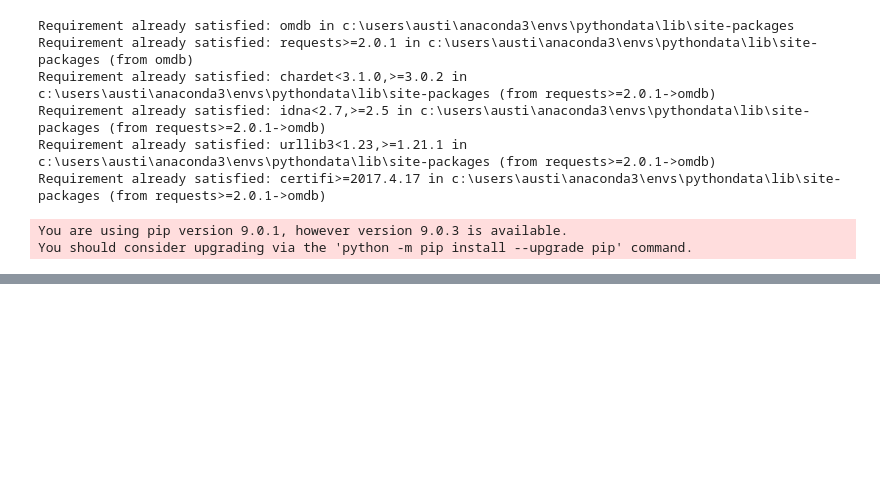
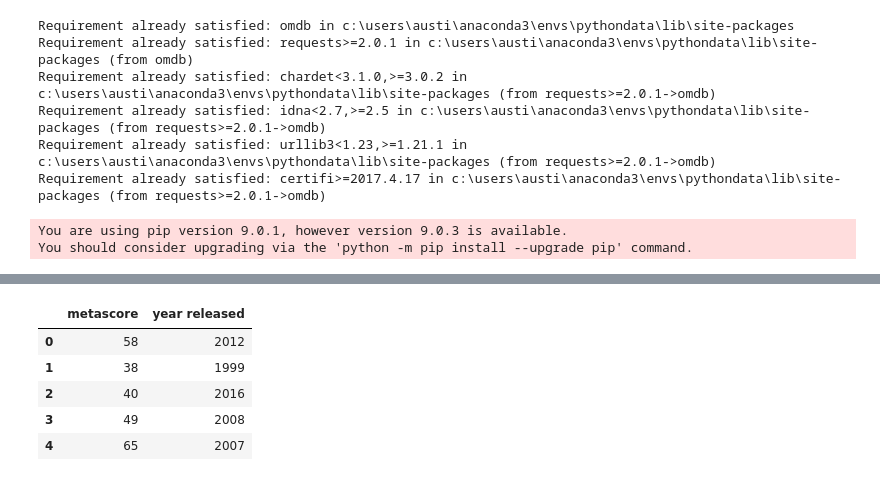
Before and after one commit to CTopham/Team-Green, a Jupyter notebook: Basic Movie Info.ipynb, the cells around one changed output, grey strips where cells are left out. Saved outputs shown, nothing was run; the diff lists cells and outputs as text; code cells hidden in the pictures; blank space fills up the shorter version.

```diff
--- a/Basic Movie Info.ipynb
+++ b/Basic Movie Info.ipynb
@@ -19,0 +106,10 @@ from config import omdb_key
+# %%
+met_release = pd.DataFrame(Metascore)
+met_release.head()
+# %% [output]
+|  | metascore | year released |
+| 0 | 58 | 2012 |
+| 1 | 38 | 1999 |
+| 2 | 40 | 2016 |
+| 3 | 49 | 2008 |
+| 4 | 65 | 2007 |
```
Also changed, not shown: parts of 12 cells of this notebook.
